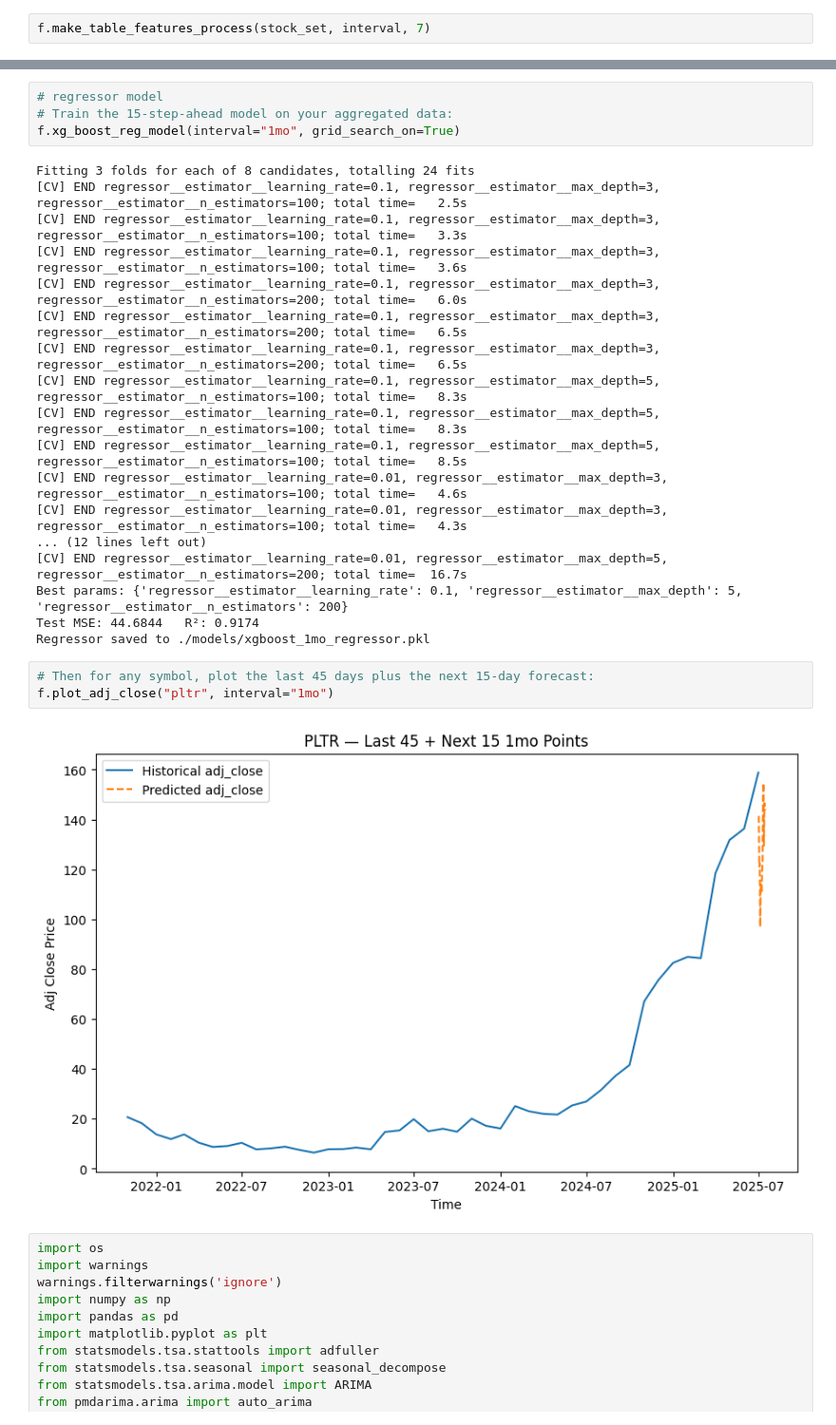
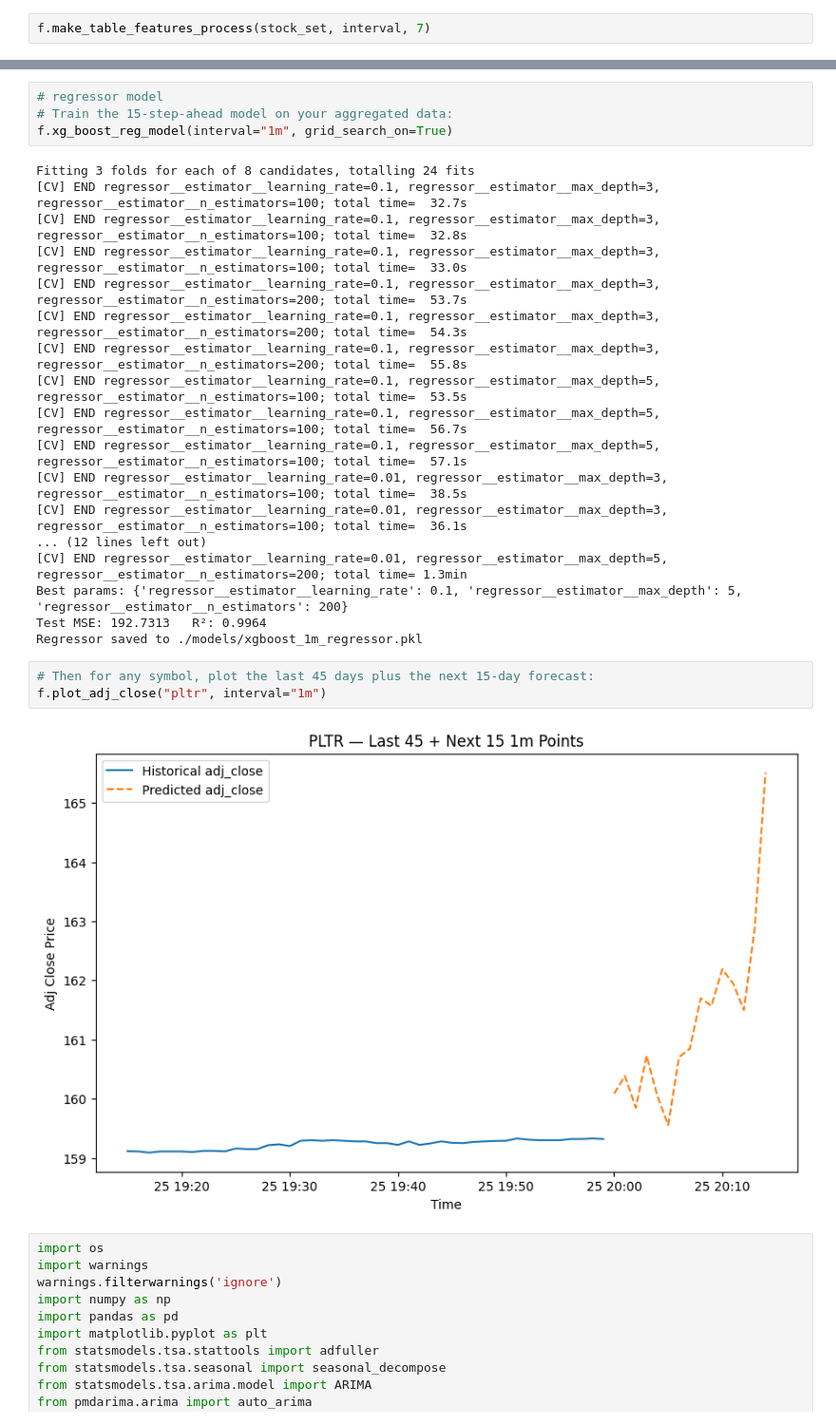
Before and after one commit to yuchild/stock_production_agg, a Jupyter notebook: validations.ipynb, the cells around one changed output, grey strips where cells are left out. Shown: that part at 95% size. Drawn from its saved outputs; the diff is of its cells as text.

```diff
--- a/validations.ipynb
+++ b/validations.ipynb
@@ -85,30 +89,30 @@ ValueError: Found array with 0 sample(s) (shape=(0,)) while a minimum of 1 is re
 # %%
 # regressor model
 # Train the 15-step-ahead model on your aggregated data:
-f.xg_boost_reg_model(interval="1mo", grid_search_on=True)
+f.xg_boost_reg_model(interval="1m", grid_search_on=True)
 # %% [output]
 Fitting 3 folds for each of 8 candidates, totalling 24 fits
-[CV] END regressor__estimator__learning_rate=0.1, regressor__estimator__max_depth=3, regressor__estimator__n_estimators=100; total time=   2.5s
-[CV] END regressor__estimator__learning_rate=0.1, regressor__estimator__max_depth=3, regressor__estimator__n_estimators=100; total time=   3.3s
-[CV] END regressor__estimator__learning_rate=0.1, regressor__estimator__max_depth=3, regressor__estimator__n_estimators=100; total time=   3.6s
-[CV] END regressor__estimator__learning_rate=0.1, regressor__estimator__max_depth=3, regressor__estimator__n_estimators=200; total time=   6.0s
-[CV] END regressor__estimator__learning_rate=0.1, regressor__estimator__max_depth=3, regressor__estimator__n_estimators=200; total time=   6.5s
-[CV] END regressor__estimator__learning_rate=0.1, regressor__estimator__max_depth=3, regressor__estimator__n_estimators=200; total time=   6.5s
-[CV] END regressor__estimator__learning_rate=0.1, regressor__estimator__max_depth=5, regressor__estimator__n_estimators=100; total time=   8.3s
-[CV] END regressor__estimator__learning_rate=0.1, regressor__estimator__max_depth=5, regressor__estimator__n_estimators=100; total time=   8.3s
-[CV] END regressor__estimator__learning_rate=0.1, regressor__estimator__max_depth=5, regressor__estimator__n_estimators=100; total time=   8.5s
-[CV] END regressor__estimator__learning_rate=0.01, regressor__estimator__max_depth=3, regressor__estimator__n_estimators=100; total time=   4.6s
-[CV] END regressor__estimator__learning_rate=0.01, regressor__estimator__max_depth=3, regressor__estimator__n_estimators=100; total time=   4.3s
+[CV] END regressor__estimator__learning_rate=0.1, regressor__estimator__max_depth=3, regressor__estimator__n_estimators=100; total time=  32.7s
+[CV] END regressor__estimator__learning_rate=0.1, regressor__estimator__max_depth=3, regressor__estimator__n_estimators=100; total time=  32.8s
+[CV] END regressor__estimator__learning_rate=0.1, regressor__estimator__max_depth=3, regressor__estimator__n_estimators=100; total time=  33.0s
+[CV] END regressor__estimator__learning_rate=0.1, regressor__estimator__max_depth=3, regressor__estimator__n_estimators=200; total time=  53.7s
+[CV] END regressor__estimator__learning_rate=0.1, regressor__estimator__max_depth=3, regressor__estimator__n_estimators=200; total time=  54.3s
+[CV] END regressor__estimator__learning_rate=0.1, regressor__estimator__max_depth=3, regressor__estimator__n_estimators=200; total time=  55.8s
+[CV] END regressor__estimator__learning_rate=0.1, regressor__estimator__max_depth=5, regressor__estimator__n_estimators=100; total time=  53.5s
+[CV] END regressor__estimator__learning_rate=0.1, regressor__estimator__max_depth=5, regressor__estimator__n_estimators=100; total time=  56.7s
+[CV] END regressor__estimator__learning_rate=0.1, regressor__estimator__max_depth=5, regressor__estimator__n_estimators=100; total time=  57.1s
+[CV] END regressor__estimator__learning_rate=0.01, regressor__estimator__max_depth=3, regressor__estimator__n_estimators=100; total time=  38.5s
+[CV] END regressor__estimator__learning_rate=0.01, regressor__estimator__max_depth=3, regressor__estimator__n_estimators=100; total time=  36.1s
 ... (12 lines left out)
-[CV] END regressor__estimator__learning_rate=0.01, regressor__estimator__max_depth=5, regressor__estimator__n_estimators=200; total time=  16.7s
+[CV] END regressor__estimator__learning_rate=0.01, regressor__estimator__max_depth=5, regressor__estimator__n_estimators=200; total time= 1.3min
 Best params: {'regressor__estimator__learning_rate': 0.1, 'regressor__estimator__max_depth': 5, 'regressor__estimator__n_estimators': 200}
-Test MSE: 44.6844   R²: 0.9174
-Regressor saved to ./models/xgboost_1mo_regressor.pkl
+Test MSE: 192.7313   R²: 0.9964
+Regressor saved to ./models/xgboost_1m_regressor.pkl
 # %%
 # Then for any symbol, plot the last 45 days plus the next 15-day forecast:
-f.plot_adj_close("pltr", interval="1mo")
+f.plot_adj_close("pltr", interval="1m")
 # %% [output]
-[figure, old version]
+[figure, new version]
 # %%
 import os
 import warnings
```
Also changed, not shown: parts of 5 cells of this notebook, 25 other files.
